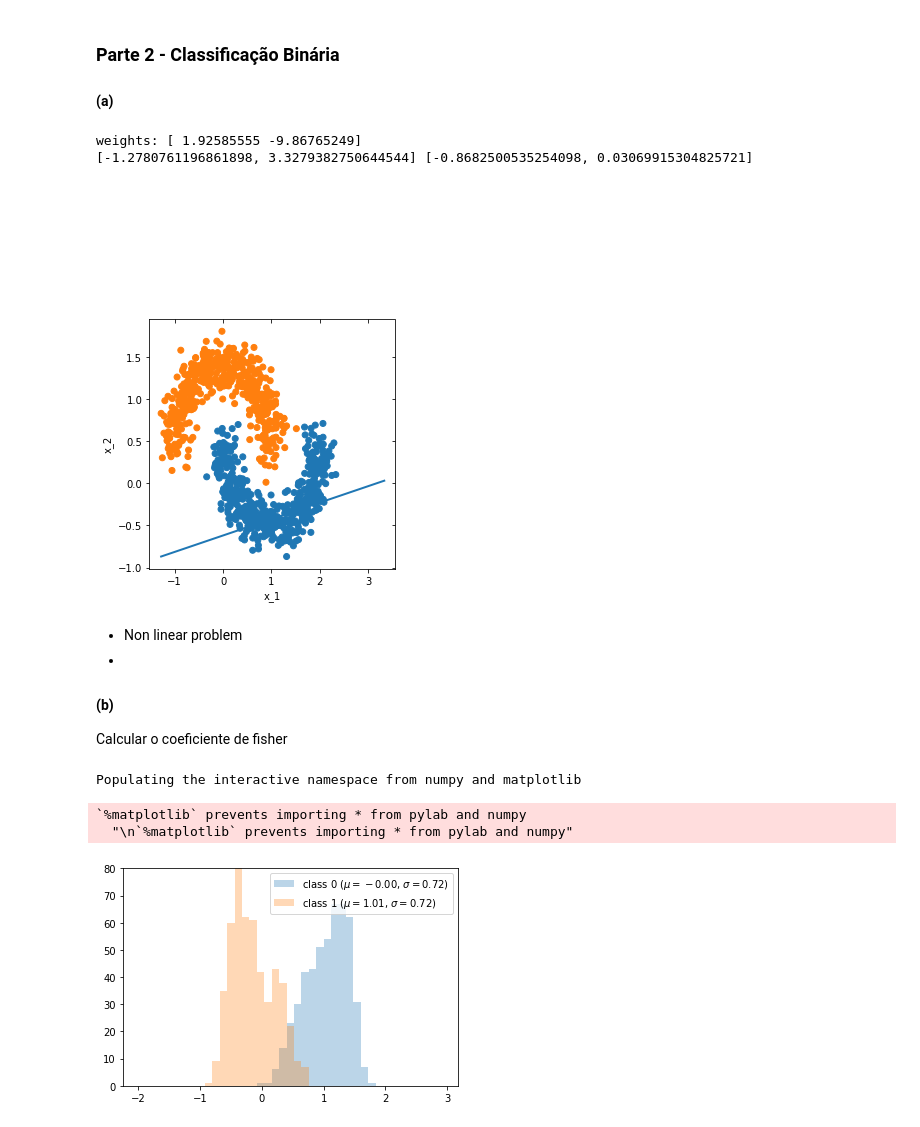
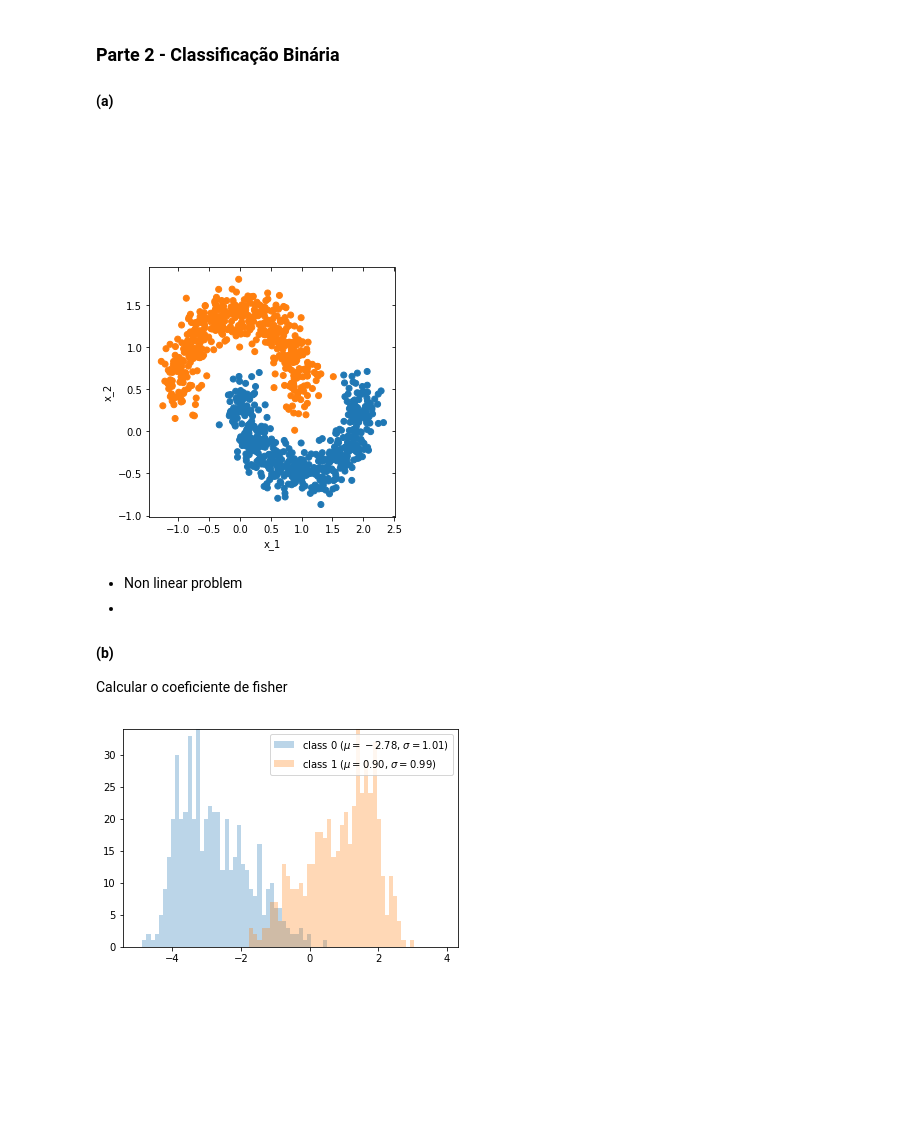
Before and after one commit to seoruosa/ia006_aprendizado-de-maquina_feec-unicamp, a Jupyter notebook: EFC/EFC2/Computacional.ipynb, the cells around one changed output. Cells and saved outputs as stored; diff of their text form; code cells hidden in the pictures; blank space fills up the shorter version.

```diff
--- a/EFC/EFC2/Computacional.ipynb
+++ b/EFC/EFC2/Computacional.ipynb
@@ -11,8 +11,6 @@ import matplotlib.pyplot as plt
 from sklearn.discriminant_analysis import LinearDiscriminantAnalysis
 
 data = pd.read_csv('two_moons.csv',index_col=0)
-
-%matplotlib inline
 
 X = data[['x_1','x_2']].values
 y = data.y.values
@@ -27,19 +25,18 @@ lda = LinearDiscriminantAnalysis(n_components=1)
 lda.fit(X,y)
 X_lda = lda.transform(X)
 
-coef = lda.coef_[0]
+coef = lda.scalings_
+
 x_0 = [min(data.x_1), max(data.x_1)+1]
 y_0 = [min(data.x_2), min(data.x_2) - (x_0[1]-x_0[0])*coef[0]/coef[1]]
-print("weights: %s" % coef)
-print("%s %s" %(x_0,y_0))
 
-grid = sns.JointGrid(data.x_1, data.x_2, space=0, height=6, size=6, ratio=2)
-grid.plot_joint(plt.scatter, color=colors)
-f = plt.plot(x_0, y_0, linewidth=2)
+grid = sns.JointGrid(data.x_1, data.x_2, space=0, height=6, ratio=2)
+f = grid.plot_joint(plt.scatter, color=colors)
+# f = plt.plot(x_0, y_0, linewidth=2)
+
+# plot the Fisher direction
 # %% [output]
-weights: [ 1.92585555 -9.86765249]
-[-1.2780761196861898, 3.3279382750644544] [-0.8682500535254098, 0.03069915304825721]
-[figure, old version]
+[figure, new version]
 # %% [markdown]
 * Non linear problem
 *
@@ -48,26 +45,25 @@ weights: [ 1.92585555 -9.86765249]
 Calcular o coeficiente de fisher
 # %%
 from math import floor, ceil
-%pylab inline
+
+X_proj = X.dot(lda.scalings_)
+# X_proj = X.dot(np.array([0, 1]))
 
 # the order of the colors for each histogram
 colors = sns.color_palette(n_colors=len(y_unique)) #('red', 'green')
-bins = np.arange(floor(min(X[:,0])), ceil(max(X[:,0])), 0.12)
+bins = np.arange(floor(min(X_proj[:])), ceil(max(X_proj[:])), 0.12)
 
 # max count for a particular bin for all classes combined
-max_bin = max(np.histogram(X[:,1], bins=bins)[0])
+max_bin = max(np.histogram(X_proj[:], bins=bins)[0])
 
 for label,color in zip([0, 1], colors):
-    mean = np.mean(X[:,0][y == label]) # class sample mean
-    stdev = np.std(X[:,0][y == label]) # class standard deviation
-    hist(X[:,1][y == label], bins=bins, alpha=0.3, # opacity level
+    mean = np.mean(X_proj[:][y == label]) # class sample mean
+    stdev = np.std(X_proj[:][y == label]) # class standard deviation
+    plt.hist(X_proj[:][y == label], bins=bins, alpha=0.3, # opacity level
         label='class {} ($\mu={:.2f}$, $\sigma={:.2f}$)'.format(label, mean, stdev),
         color=color)
-ylim([0, max_bin])
-legend(loc='upper right')
-show()
+plt.ylim([0, max_bin])
+plt.legend(loc='upper right')
+plt.show()
 # %% [output]
-Populating the interactive namespace from numpy and matplotlib
-`%matplotlib` prevents importing * from pylab and numpy
-  "\n`%matplotlib` prevents importing * from pylab and numpy"
-[figure, old version]
+[figure, new version]
```
Also changed, not shown: parts of 6 cells of this notebook, 2 other files.
